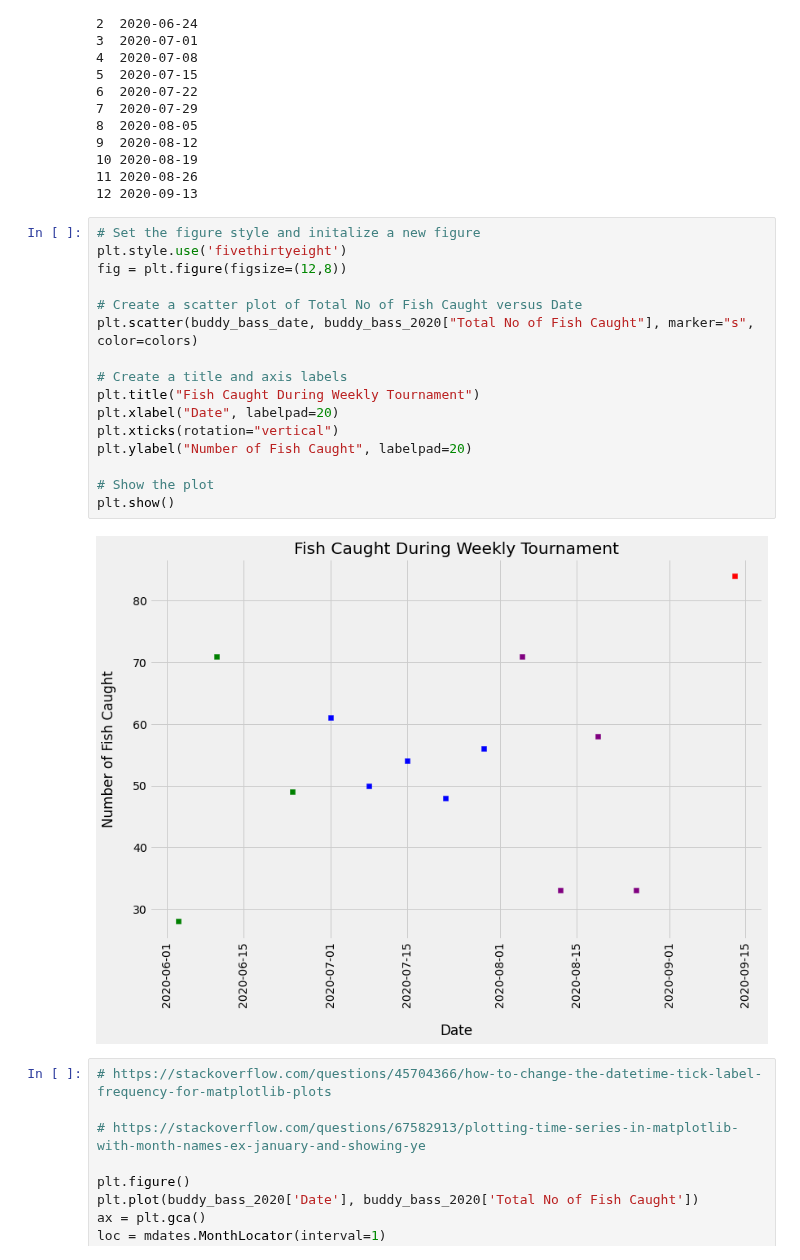
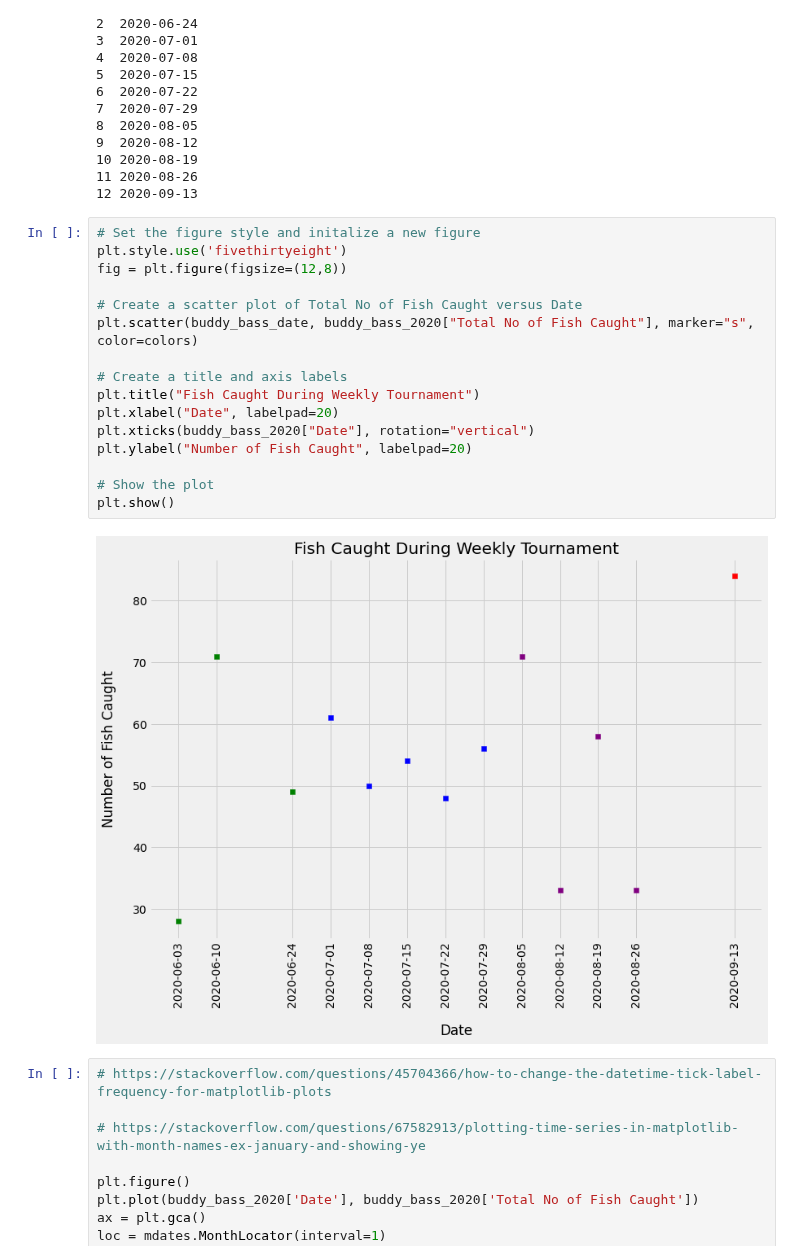
Before and after one commit to istarlet/buddy_bass_tournament, a Jupyter notebook: buddy_bass.ipynb, the cells around one changed output. Cells and saved outputs as stored; diff of their text form.

Commit message:
Add Date column as xticks

```diff
--- a/buddy_bass.ipynb
+++ b/buddy_bass.ipynb
@@ -247,21 +247,21 @@ print(buddy_bass_date)
 # %%
 # Set the figure style and initalize a new figure
 plt.style.use('fivethirtyeight')
 fig = plt.figure(figsize=(12,8))
 
 # Create a scatter plot of Total No of Fish Caught versus Date
 plt.scatter(buddy_bass_date, buddy_bass_2020["Total No of Fish Caught"], marker="s", color=colors)
 
 # Create a title and axis labels
 plt.title("Fish Caught During Weekly Tournament")
 plt.xlabel("Date", labelpad=20)
-plt.xticks(rotation="vertical")
+plt.xticks(buddy_bass_2020["Date"], rotation="vertical")
 plt.ylabel("Number of Fish Caught", labelpad=20)
 
 # Show the plot
 plt.show()
 # %% [output]
-[figure, old version]
+[figure, new version]
 # %%
 # https://stackoverflow.com/questions/45704366/how-to-change-the-datetime-tick-label-frequency-for-matplotlib-plots
 
```
